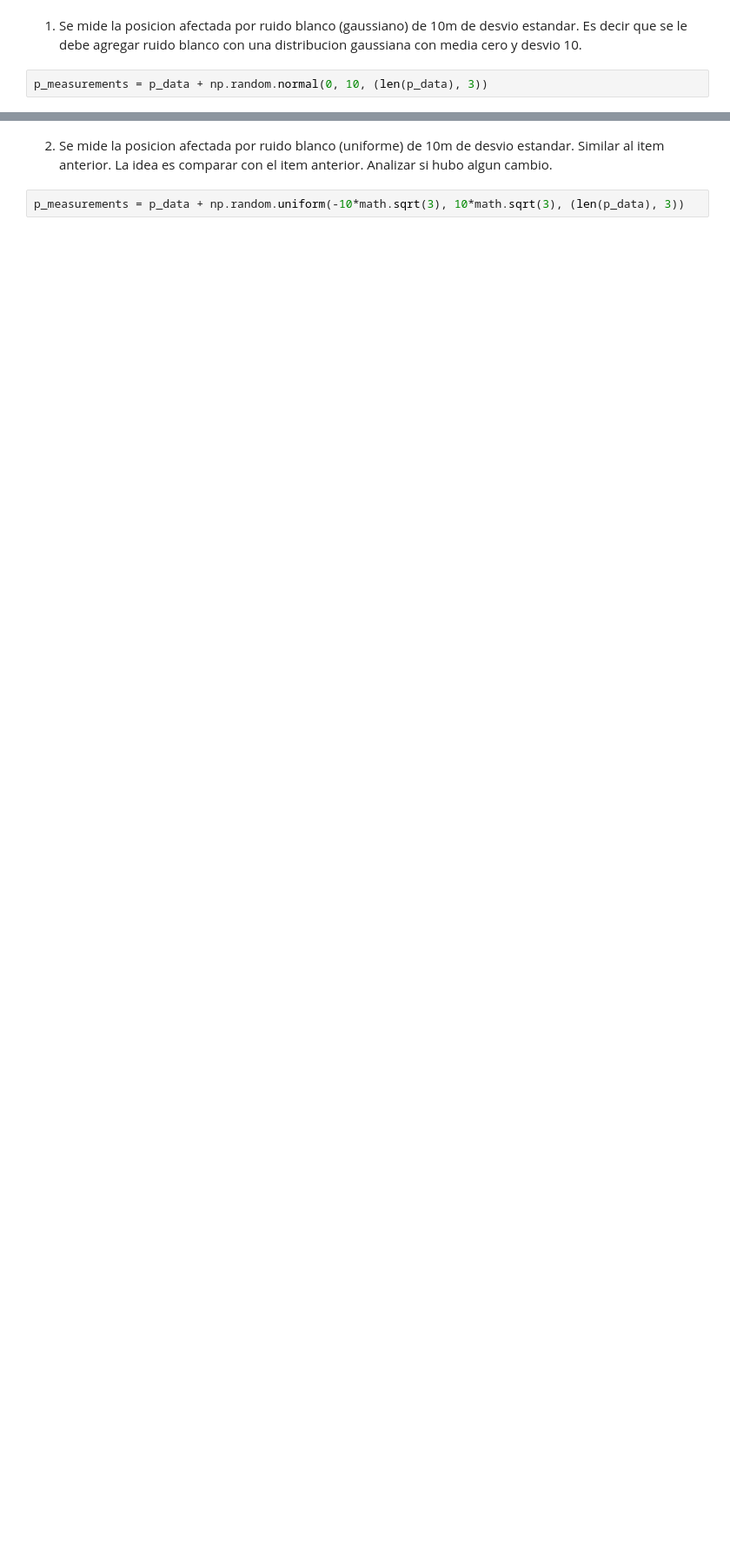
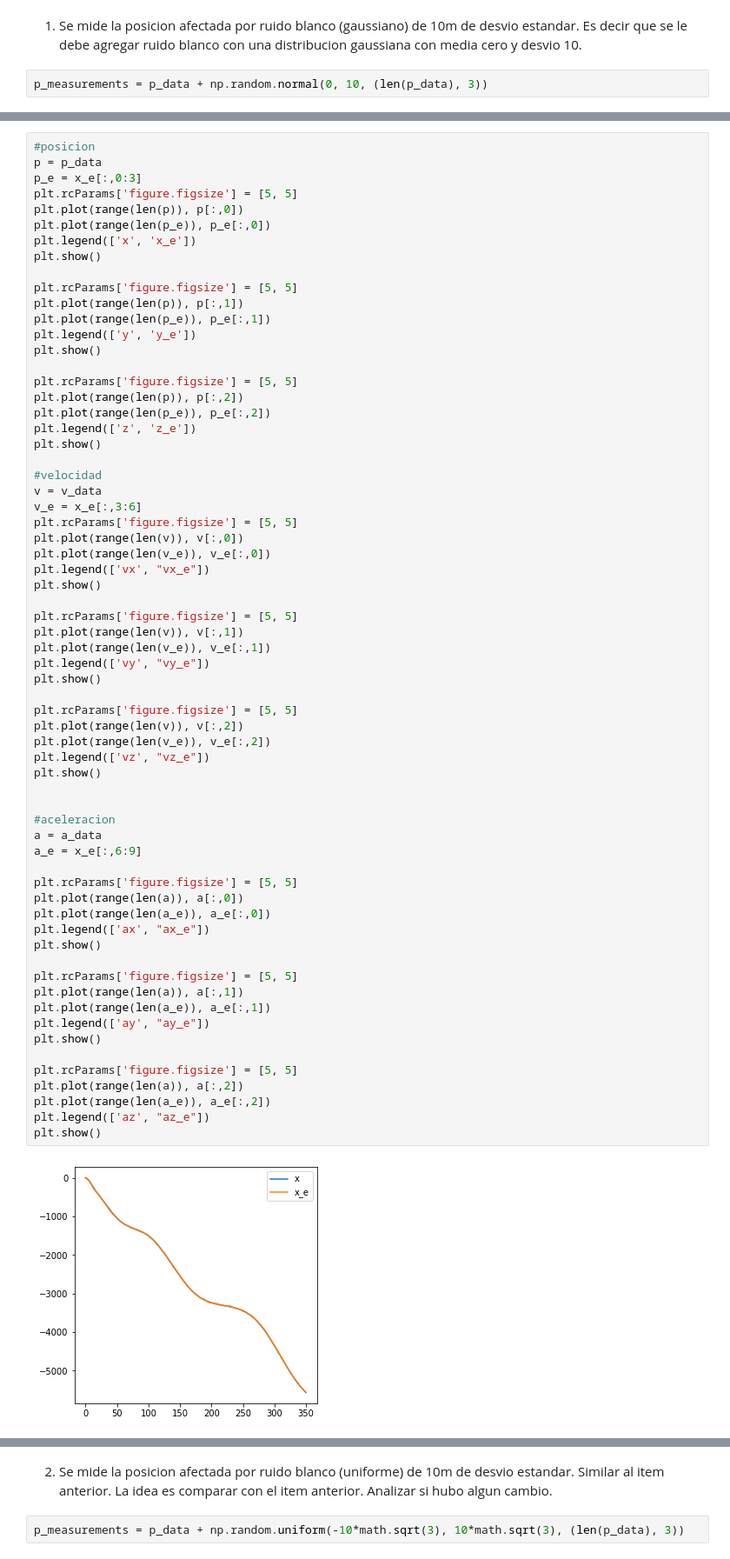
Before and after one commit to freddy120/kalmantp1, a Jupyter notebook: KalmanFilter_TP1.ipynb, the cells around one changed output, grey strips where cells are left out. Shown at 87% size. Drawn from its saved outputs; the diff is of its cells as text; blank space fills up the shorter version.

```diff
--- a/KalmanFilter_TP1.ipynb
+++ b/KalmanFilter_TP1.ipynb
@@ -104,0 +144,67 @@ plt.show()
+# %%
+#posicion
+p = p_data
+p_e = x_e[:,0:3]
+plt.rcParams['figure.figsize'] = [5, 5]
+plt.plot(range(len(p)), p[:,0])
+plt.plot(range(len(p_e)), p_e[:,0])
+plt.legend(['x', 'x_e'])
+plt.show()
+
+plt.rcParams['figure.figsize'] = [5, 5]
+plt.plot(range(len(p)), p[:,1])
+plt.plot(range(len(p_e)), p_e[:,1])
+plt.legend(['y', 'y_e'])
+plt.show()
+
+plt.rcParams['figure.figsize'] = [5, 5]
+plt.plot(range(len(p)), p[:,2])
+plt.plot(range(len(p_e)), p_e[:,2])
+plt.legend(['z', 'z_e'])
+plt.show()
+
+#velocidad
+v = v_data
+v_e = x_e[:,3:6]
+plt.rcParams['figure.figsize'] = [5, 5]
+plt.plot(range(len(v)), v[:,0])
+plt.plot(range(len(v_e)), v_e[:,0])
+plt.legend(['vx', "vx_e"])
+plt.show()
+
+plt.rcParams['figure.figsize'] = [5, 5]
+plt.plot(range(len(v)), v[:,1])
+plt.plot(range(len(v_e)), v_e[:,1])
+plt.legend(['vy', "vy_e"])
+plt.show()
+
+plt.rcParams['figure.figsize'] = [5, 5]
+plt.plot(range(len(v)), v[:,2])
+plt.plot(range(len(v_e)), v_e[:,2])
+plt.legend(['vz', "vz_e"])
+plt.show()
+
+
+#aceleracion
+a = a_data
+a_e = x_e[:,6:9]
+
+plt.rcParams['figure.figsize'] = [5, 5]
+plt.plot(range(len(a)), a[:,0])
+plt.plot(range(len(a_e)), a_e[:,0])
+plt.legend(['ax', "ax_e"])
+plt.show()
+
+plt.rcParams['figure.figsize'] = [5, 5]
+plt.plot(range(len(a)), a[:,1])
+plt.plot(range(len(a_e)), a_e[:,1])
+plt.legend(['ay', "ay_e"])
+plt.show()
+
+plt.rcParams['figure.figsize'] = [5, 5]
+plt.plot(range(len(a)), a[:,2])
+plt.plot(range(len(a_e)), a_e[:,2])
+plt.legend(['az', "az_e"])
+plt.show()
+# %% [output]
+[figure, added]
```
Also changed, not shown: parts of 28 cells of this notebook.
